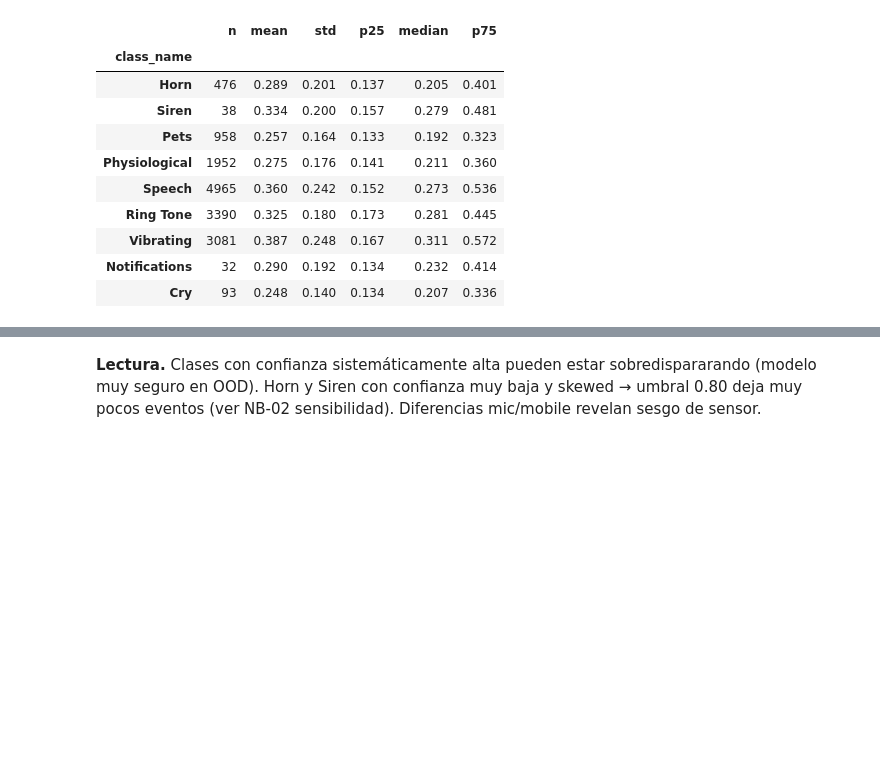
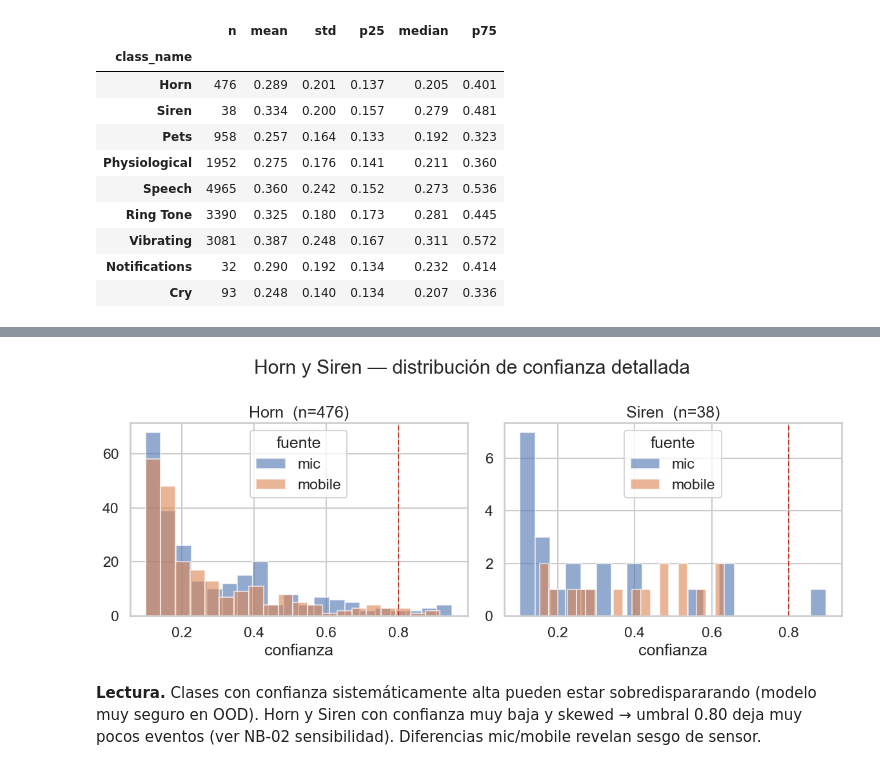
Before and after one commit to jogarmo9/TFG, a Jupyter notebook: notebooks/04b_class_statistics.ipynb, the cells around one changed output, grey strips where cells are left out. Cells and saved outputs as stored; diff of their text form; code cells hidden in the pictures; blank space fills up the shorter version.

```diff
--- a/notebooks/04b_class_statistics.ipynb
+++ b/notebooks/04b_class_statistics.ipynb
@@ -146,15 +152,17 @@ plt.xticks(rotation=35, ha="right"); plt.tight_layout()
 # %%
 # 1d — Distribución de confianza Horn+Siren (las que importan)
 fig, axes = plt.subplots(1, 2, figsize=(12, 5), sharey=False)
 for ax, cid in zip(axes, [0, 1]):
     sub = geo[geo["class"] == cid]
     for src, grp in sub.groupby("source"):
         ax.hist(grp.confidence, bins=20, alpha=.6, label=src, edgecolor="white")
     ax.axvline(0.80, color="#c0392b", ls="--", lw=1.5)
     ax.set_title(f"{gu.CLASS_NAMES[cid]}  (n={len(sub)})")
     ax.set_xlabel("confianza"); ax.legend(title="fuente")
 plt.suptitle("Horn y Siren — distribución de confianza detallada")
-plt.tight_layout(); ; plt.show()
+plt.tight_layout(); plt.savefig("../outputs/stat_conf_horn_siren.png", dpi=130, bbox_inches="tight"); plt.show()
+# %% [output]
+[figure, added]
 # %% [markdown]
 **Lectura.** Clases con confianza sistemáticamente alta pueden estar sobredispararando (modelo muy seguro en OOD). Horn y Siren con confianza muy baja y skewed → umbral 0.80 deja muy pocos eventos (ver NB-02 sensibilidad). Diferencias mic/mobile revelan sesgo de sensor.
 # %% [markdown]
```
Also changed, not shown: parts of 7 cells of this notebook.
